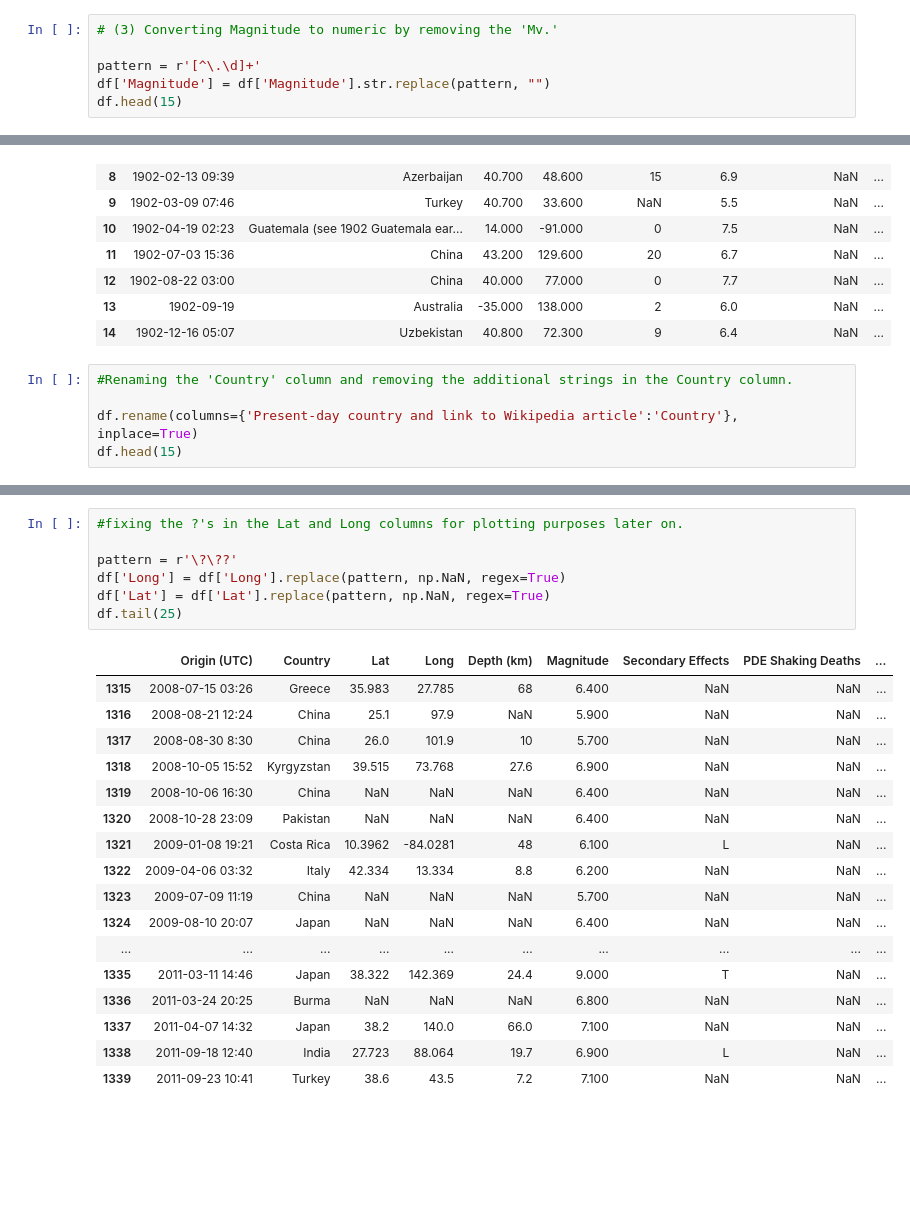
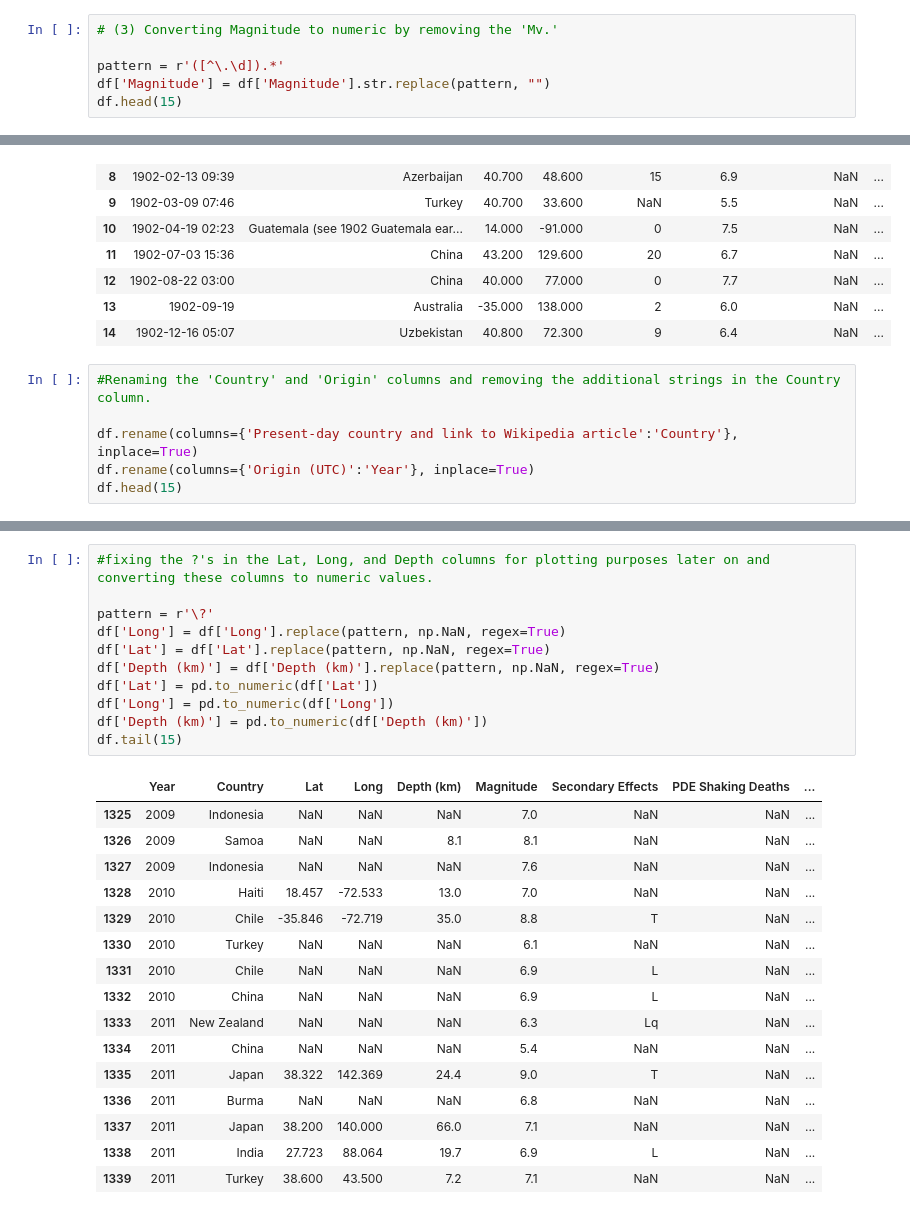
Before and after one commit to DataScienceBS/data-question-3-tornado-bombers, a Jupyter notebook: Earthquakes.ipynb, the cells around one changed output, grey strips where cells are left out. Drawn from its saved outputs; the diff is of its cells as text; blank space fills up the shorter version.

```diff
--- a/Earthquakes.ipynb
+++ b/Earthquakes.ipynb
@@ -106,7 +106,7 @@ df.tail(15)
 # %%
 # (3) Converting Magnitude to numeric by removing the 'Mv.'
 
-pattern = r'[^\.\d]+'
+pattern = r'([^\.\d]).*'
 df['Magnitude'] = df['Magnitude'].str.replace(pattern, "")
 df.head(15)
 # %% [output]
@@ -155,8 +155,9 @@ df.head(15)
 | 13 | 1902-09-19 | Australia | -35.000 | 138.000 | 2 | 6.0 | NaN | ... |
 | 14 | 1902-12-16 05:07 | Uzbekistan | 40.800 | 72.300 | 9 | 6.4 | NaN | ... |
 # %%
-#Renaming the 'Country' column and removing the additional strings in the Country column.
+#Renaming the 'Country' and 'Origin' columns and removing the additional strings in the Country column.
 
 df.rename(columns={'Present-day country and link to Wikipedia article':'Country'}, inplace=True)
+df.rename(columns={'Origin (UTC)':'Year'}, inplace=True)
 df.head(15)
 # %% [output]
@@ -225,28 +226,31 @@ list(set(df['Country']))
 # %%
-#fixing the ?'s in the Lat and Long columns for plotting purposes later on.
+#fixing the ?'s in the Lat, Long, and Depth columns for plotting purposes later on and converting these columns to numeric values.
 
-pattern = r'\?\??'
+pattern = r'\?'
 df['Long'] = df['Long'].replace(pattern, np.NaN, regex=True)
 df['Lat'] = df['Lat'].replace(pattern, np.NaN, regex=True)
-df.tail(25)
+df['Depth (km)'] = df['Depth (km)'].replace(pattern, np.NaN, regex=True)
+df['Lat'] = pd.to_numeric(df['Lat'])
+df['Long'] = pd.to_numeric(df['Long'])
+df['Depth (km)'] = pd.to_numeric(df['Depth (km)'])
+df.tail(15)
 # %% [output]
-|  | Origin (UTC) | Country | Lat | Long | Depth (km) | Magnitude | Secondary Effects | PDE Shaking Deaths | ... |
-| 1315 | 2008-07-15 03:26 | Greece | 35.983 | 27.785 | 68 | 6.400 | NaN | NaN | ... |
-| 1316 | 2008-08-21 12:24 | China | 25.1 | 97.9 | NaN | 5.900 | NaN | NaN | ... |
-| 1317 | 2008-08-30 8:30 | China | 26.0 | 101.9 | 10 | 5.700 | NaN | NaN | ... |
-| 1318 | 2008-10-05 15:52 | Kyrgyzstan | 39.515 | 73.768 | 27.6 | 6.900 | NaN | NaN | ... |
-| 1319 | 2008-10-06 16:30 | China | NaN | NaN | NaN | 6.400 | NaN | NaN | ... |
-| 1320 | 2008-10-28 23:09 | Pakistan | NaN | NaN | NaN | 6.400 | NaN | NaN | ... |
-| 1321 | 2009-01-08 19:21 | Costa Rica | 10.3962 | -84.0281 | 48 | 6.100 | L | NaN | ... |
-| 1322 | 2009-04-06 03:32 | Italy | 42.334 | 13.334 | 8.8 | 6.200 | NaN | NaN | ... |
-| 1323 | 2009-07-09 11:19 | China | NaN | NaN | NaN | 5.700 | NaN | NaN | ... |
-| 1324 | 2009-08-10 20:07 | Japan | NaN | NaN | NaN | 6.400 | NaN | NaN | ... |
-| ... | ... | ... | ... | ... | ... | ... | ... | ... | ... |
-| 1335 | 2011-03-11 14:46 | Japan | 38.322 | 142.369 | 24.4 | 9.000 | T | NaN | ... |
-| 1336 | 2011-03-24 20:25 | Burma | NaN | NaN | NaN | 6.800 | NaN | NaN | ... |
-| 1337 | 2011-04-07 14:32 | Japan | 38.2 | 140.0 | 66.0 | 7.100 | NaN | NaN | ... |
-| 1338 | 2011-09-18 12:40 | India | 27.723 | 88.064 | 19.7 | 6.900 | L | NaN | ... |
-| 1339 | 2011-09-23 10:41 | Turkey | 38.6 | 43.5 | 7.2 | 7.100 | NaN | NaN | ... |
+|  | Year | Country | Lat | Long | Depth (km) | Magnitude | Secondary Effects | PDE Shaking Deaths | ... |
+| 1325 | 2009 | Indonesia | NaN | NaN | NaN | 7.0 | NaN | NaN | ... |
+| 1326 | 2009 | Samoa | NaN | NaN | 8.1 | 8.1 | NaN | NaN | ... |
+| 1327 | 2009 | Indonesia | NaN | NaN | NaN | 7.6 | NaN | NaN | ... |
+| 1328 | 2010 | Haiti | 18.457 | -72.533 | 13.0 | 7.0 | NaN | NaN | ... |
+| 1329 | 2010 | Chile | -35.846 | -72.719 | 35.0 | 8.8 | T | NaN | ... |
+| 1330 | 2010 | Turkey | NaN | NaN | NaN | 6.1 | NaN | NaN | ... |
+| 1331 | 2010 | Chile | NaN | NaN | NaN | 6.9 | L | NaN | ... |
+| 1332 | 2010 | China | NaN | NaN | NaN | 6.9 | L | NaN | ... |
+| 1333 | 2011 | New Zealand | NaN | NaN | NaN | 6.3 | Lq | NaN | ... |
+| 1334 | 2011 | China | NaN | NaN | NaN | 5.4 | NaN | NaN | ... |
+| 1335 | 2011 | Japan | 38.322 | 142.369 | 24.4 | 9.0 | T | NaN | ... |
+| 1336 | 2011 | Burma | NaN | NaN | NaN | 6.8 | NaN | NaN | ... |
+| 1337 | 2011 | Japan | 38.200 | 140.000 | 66.0 | 7.1 | NaN | NaN | ... |
+| 1338 | 2011 | India | 27.723 | 88.064 | 19.7 | 6.9 | L | NaN | ... |
+| 1339 | 2011 | Turkey | 38.600 | 43.500 | 7.2 | 7.1 | NaN | NaN | ... |
 # %%
 # (5) Explore the data in terms of when and where earthquakes occurred and how severe they were (magnitude, deaths, secondary effects
 
```
Also changed, not shown: parts of 13 cells of this notebook.
